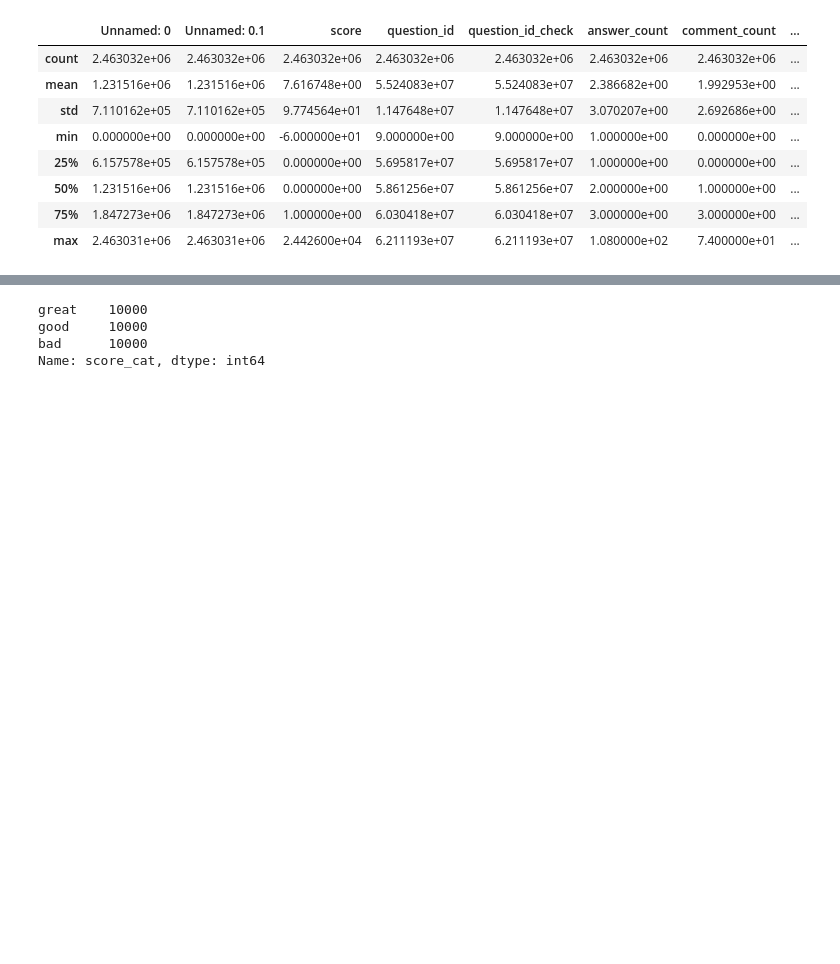
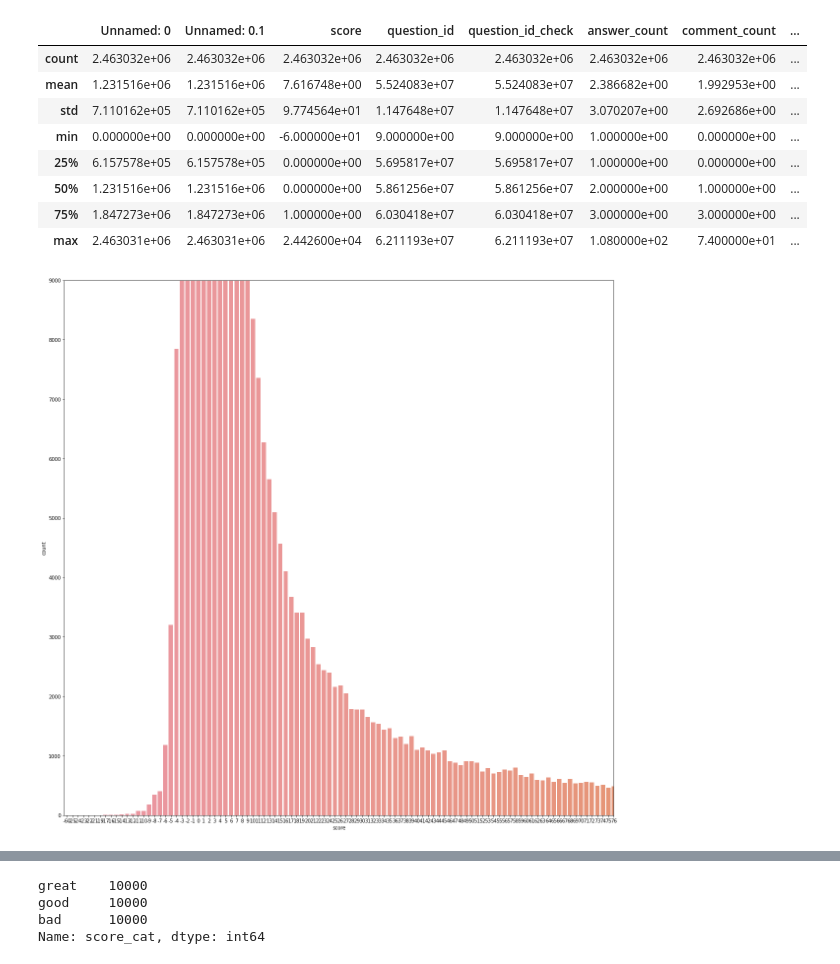
Before and after one commit to HDMax93/FrauenLoop_NLP_Project_2020, a Jupyter notebook: notebooks/authentication_stackoverflow.ipynb, the cells around one changed output, grey strips where cells are left out. Saved outputs shown, nothing was run; the diff lists cells and outputs as text; code cells hidden in the pictures; blank space fills up the shorter version.

```diff
--- a/notebooks/authentication_stackoverflow.ipynb
+++ b/notebooks/authentication_stackoverflow.ipynb
@@ -115,0 +115,14 @@ dataframe = pd.read_csv("/Users/HenriekeMax/Documents/Career_Development/GitHub/
+# %%
+#### Histogram of distribution of outcome column "score"
+
+import matplotlib.pyplot as plt
+%matplotlib inline
+import seaborn as sns
+
+f, ax = plt.subplots(figsize=(20,20))
+sns.countplot(x='score', data=dataframe)
+plt.xlim(None, 100)
+plt.ylim(0, 9000)
+plt.show()
+# %% [output]
+[figure, added]
```
Also changed, not shown: parts of 14 cells of this notebook.
